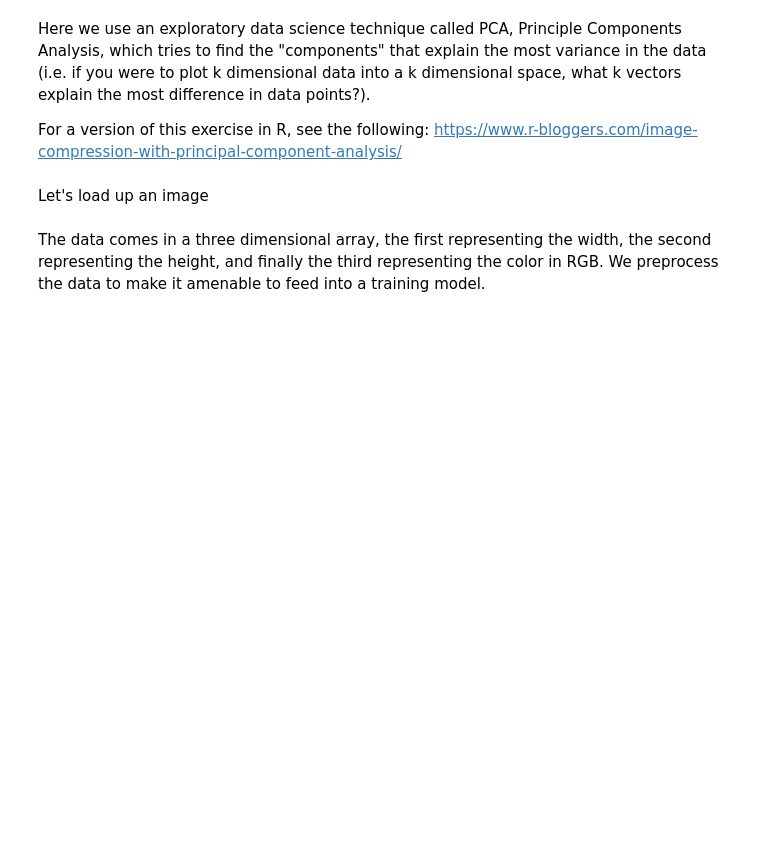
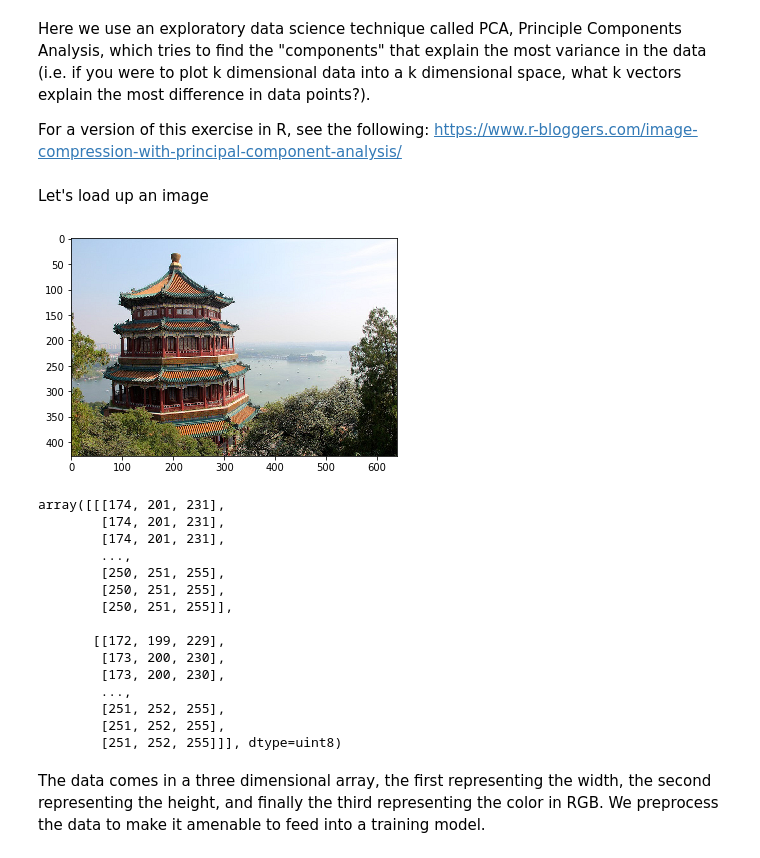
Before and after one commit to rfblue2/gentle-intro-to-ml, a Jupyter notebook: 3-clustering.ipynb, the cells around one changed output. Saved outputs shown, nothing was run; the diff lists cells and outputs as text; code cells hidden in the pictures; blank space fills up the shorter version.

```diff
--- a/3-clustering.ipynb
+++ b/3-clustering.ipynb
@@ -17,8 +17,25 @@ Let's load up an image
 # %%
 original = load_sample_image("china.jpg")
 plt.imshow(original)
 plt.show()
-img[0:2]
+original[0:2]
+# %% [output]
+[figure, added]
+array([[[174, 201, 231],
+        [174, 201, 231],
+        [174, 201, 231],
+        ...,
+        [250, 251, 255],
+        [250, 251, 255],
+        [250, 251, 255]],
+
+       [[172, 199, 229],
+        [173, 200, 230],
+        [173, 200, 230],
+        ...,
+        [251, 252, 255],
+        [251, 252, 255],
+        [251, 252, 255]]], dtype=uint8)
 # %% [markdown]
 The data comes in a three dimensional array, the first representing the width, the second representing the height, and finally the third representing the color in RGB.  We preprocess the data to make it amenable to feed into a training model.
 # %%
```
Also changed, not shown: parts of 5 cells of this notebook, 2 other files.
